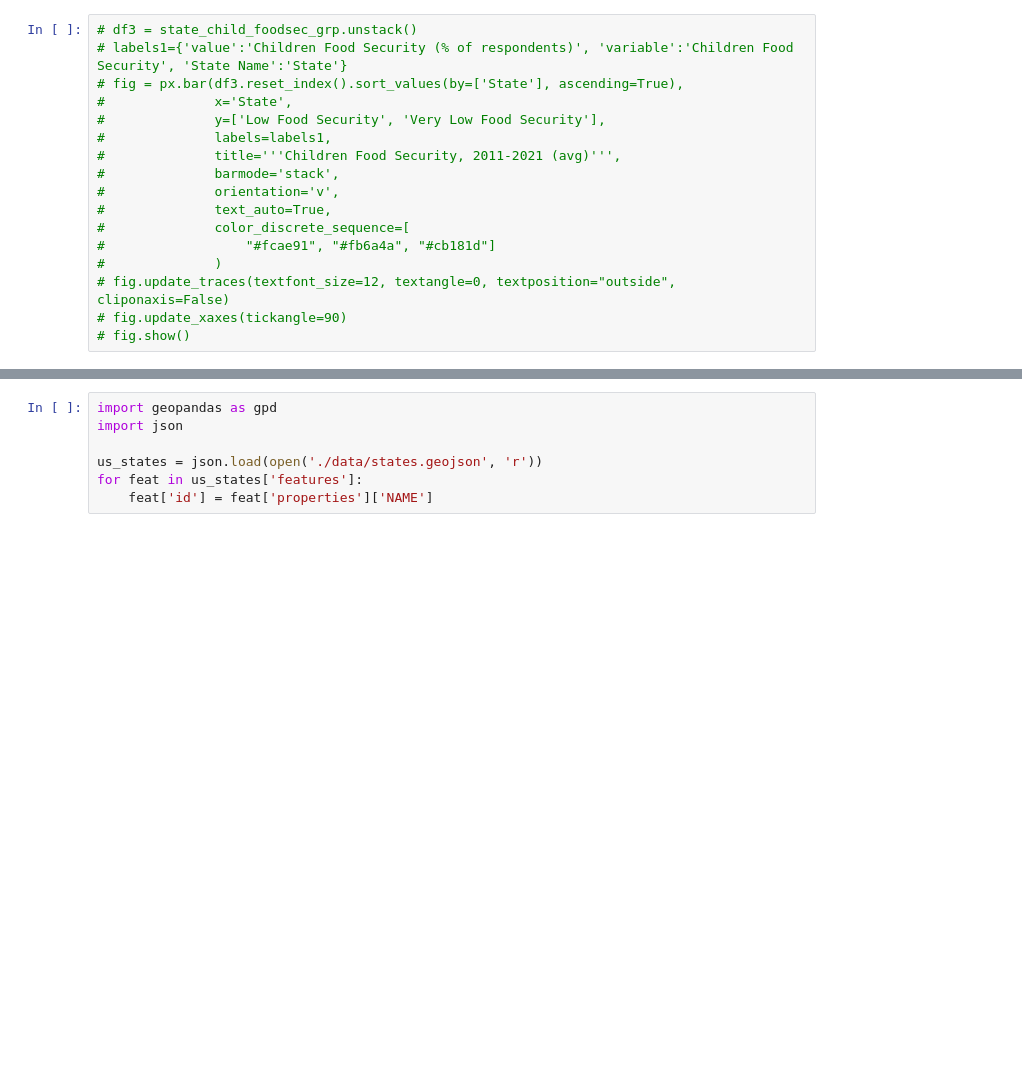
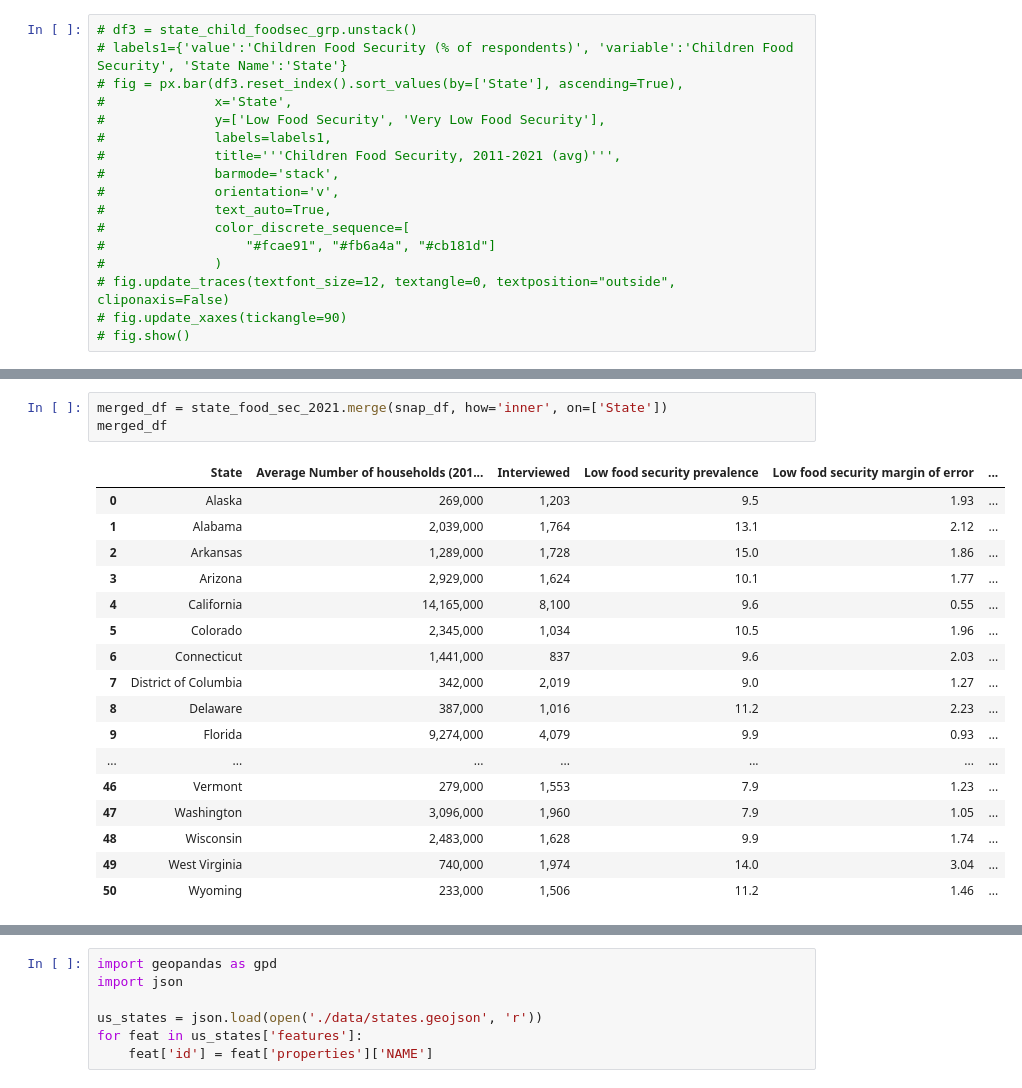
Before and after one commit to himalayahall/DATA608, a Jupyter notebook: Story 6/Story6.ipynb, the cells around one changed output, grey strips where cells are left out. Cells and saved outputs as stored; diff of their text form; blank space fills up the shorter version.

```diff
--- a/Story 6/Story6.ipynb
+++ b/Story 6/Story6.ipynb
@@ -237,0 +278,21 @@ state_food_sec_2021.head()
+# %%
+merged_df = state_food_sec_2021.merge(snap_df, how='inner', on=['State'])
+merged_df
+# %% [output]
+|  | State | Average Number of households (201... | Interviewed | Low food security prevalence | Low food security margin of error | ... |
+| 0 | Alaska | 269,000 | 1,203 | 9.5 | 1.93 | ... |
+| 1 | Alabama | 2,039,000 | 1,764 | 13.1 | 2.12 | ... |
+| 2 | Arkansas | 1,289,000 | 1,728 | 15.0 | 1.86 | ... |
+| 3 | Arizona | 2,929,000 | 1,624 | 10.1 | 1.77 | ... |
+| 4 | California | 14,165,000 | 8,100 | 9.6 | 0.55 | ... |
+| 5 | Colorado | 2,345,000 | 1,034 | 10.5 | 1.96 | ... |
+| 6 | Connecticut | 1,441,000 | 837 | 9.6 | 2.03 | ... |
+| 7 | District of Columbia | 342,000 | 2,019 | 9.0 | 1.27 | ... |
+| 8 | Delaware | 387,000 | 1,016 | 11.2 | 2.23 | ... |
+| 9 | Florida | 9,274,000 | 4,079 | 9.9 | 0.93 | ... |
+| ... | ... | ... | ... | ... | ... | ... |
+| 46 | Vermont | 279,000 | 1,553 | 7.9 | 1.23 | ... |
+| 47 | Washington | 3,096,000 | 1,960 | 7.9 | 1.05 | ... |
+| 48 | Wisconsin | 2,483,000 | 1,628 | 9.9 | 1.74 | ... |
+| 49 | West Virginia | 740,000 | 1,974 | 14.0 | 3.04 | ... |
+| 50 | Wyoming | 233,000 | 1,506 | 11.2 | 1.46 | ... |
```
Also changed, not shown: parts of 5 cells of this notebook, 1 other file.
